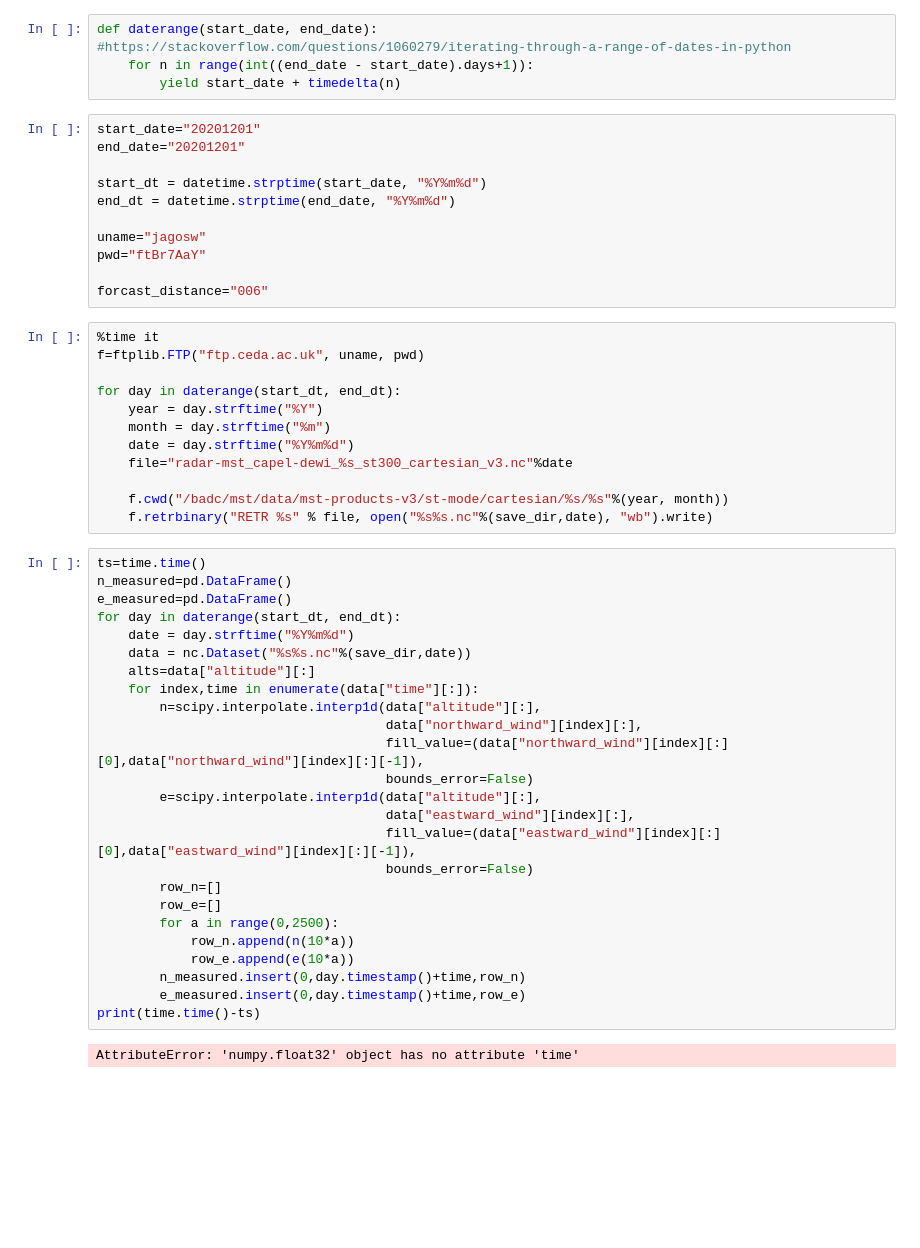
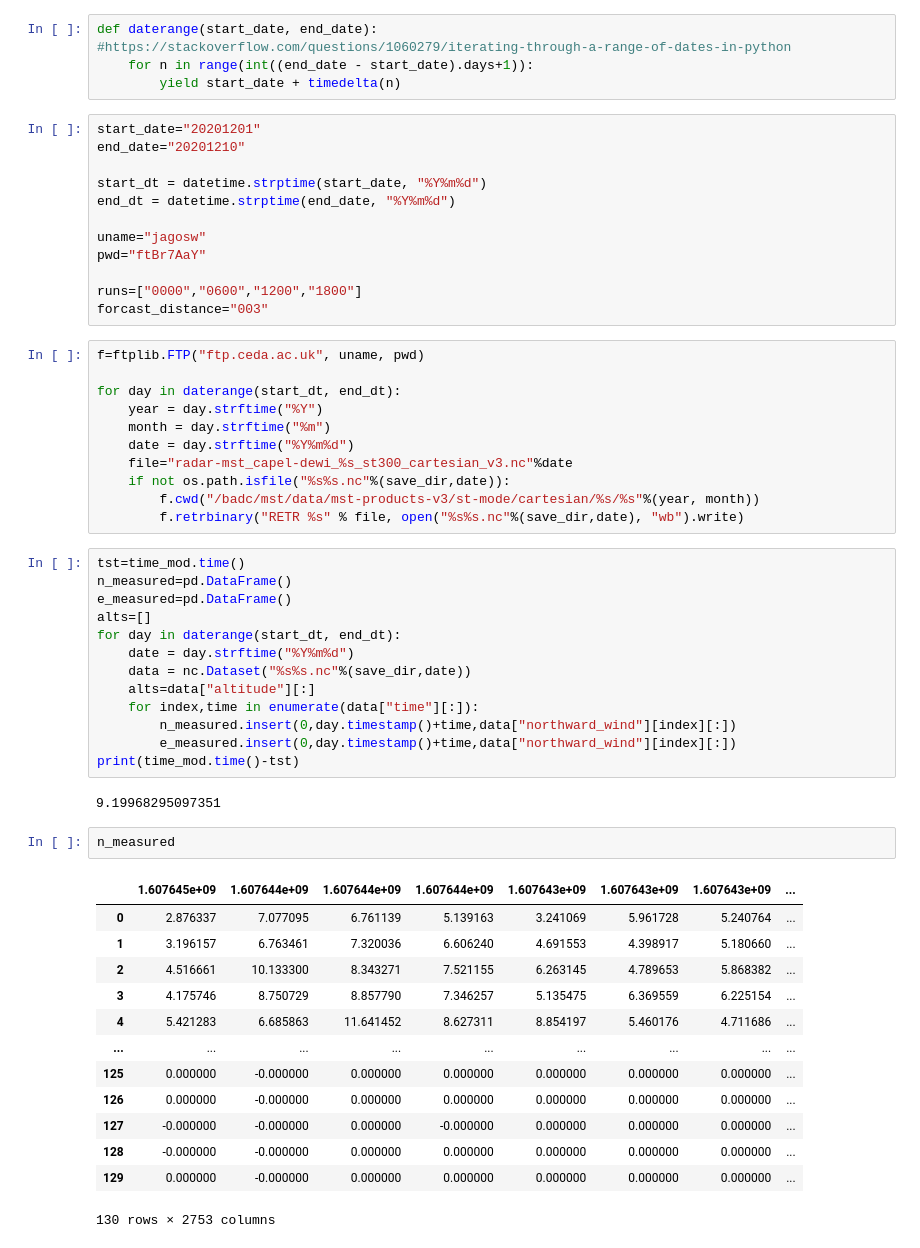
Before and after one commit to cuspaceflight/CamPyRoS, a Jupyter notebook: Difference profile.ipynb, the cells around one changed output. Drawn from its saved outputs; the diff is of its cells as text; blank space fills up the shorter version.

```diff
--- a/Difference profile.ipynb
+++ b/Difference profile.ipynb
@@ -28,7 +35,7 @@ def daterange(start_date, end_date):
         yield start_date + timedelta(n)
 # %%
 start_date="20201201"
-end_date="20201201"
+end_date="20201210"
 
 start_dt = datetime.strptime(start_date, "%Y%m%d")
 end_dt = datetime.strptime(end_date, "%Y%m%d")
@@ -36,9 +43,9 @@ end_dt = datetime.strptime(end_date, "%Y%m%d")
 uname="jagosw"
 pwd="ftBr7AaY"
 
-forcast_distance="006"
+runs=["0000","0600","1200","1800"]
+forcast_distance="003"
 # %%
-%time it
 f=ftplib.FTP("ftp.ceda.ac.uk", uname, pwd)
 
 for day in daterange(start_dt, end_dt):
@@ -46,33 +53,37 @@ for day in daterange(start_dt, end_dt):
     month = day.strftime("%m")
     date = day.strftime("%Y%m%d")
     file="radar-mst_capel-dewi_%s_st300_cartesian_v3.nc"%date
-
-    f.cwd("/badc/mst/data/mst-products-v3/st-mode/cartesian/%s/%s"%(year, month))
-    f.retrbinary("RETR %s" % file, open("%s%s.nc"%(save_dir,date), "wb").write)
+    if not os.path.isfile("%s%s.nc"%(save_dir,date)):
+        f.cwd("/badc/mst/data/mst-products-v3/st-mode/cartesian/%s/%s"%(year, month))
+        f.retrbinary("RETR %s" % file, open("%s%s.nc"%(save_dir,date), "wb").write)
 # %%
-ts=time.time()
+tst=time_mod.time()
 n_measured=pd.DataFrame()
 e_measured=pd.DataFrame()
+alts=[]
 for day in daterange(start_dt, end_dt):
     date = day.strftime("%Y%m%d")
     data = nc.Dataset("%s%s.nc"%(save_dir,date))
     alts=data["altitude"][:]
     for index,time in enumerate(data["time"][:]):
-        n=scipy.interpolate.interp1d(data["altitude"][:],
-                                     data["northward_wind"][index][:],
-                                     fill_value=(data["northward_wind"][index][:][0],data["northward_wind"][index][:][-1]),
-                                     bounds_error=False)
-        e=scipy.interpolate.interp1d(data["altitude"][:],
-                                     data["eastward_wind"][index][:],
-                                     fill_value=(data["eastward_wind"][index][:][0],data["eastward_wind"][index][:][-1]),
-                                     bounds_error=False)
-        row_n=[]
-        row_e=[]
-        for a in range(0,2500):
-            row_n.append(n(10*a))
-            row_e.append(e(10*a))
-        n_measured.insert(0,day.timestamp()+time,row_n)
-        e_measured.insert(0,day.timestamp()+time,row_e)
-print(time.time()-ts)
+        n_measured.insert(0,day.timestamp()+time,data["northward_wind"][index][:])
+        e_measured.insert(0,day.timestamp()+time,data["northward_wind"][index][:])
+print(time_mod.time()-tst)
 # %% [output]
-AttributeError: 'numpy.float32' object has no attribute 'time'
+9.19968295097351
+# %%
+n_measured
+# %% [output]
+|  | 1.607645e+09 | 1.607644e+09 | 1.607644e+09 | 1.607644e+09 | 1.607643e+09 | 1.607643e+09 | 1.607643e+09 | ... |
+| 0 | 2.876337 | 7.077095 | 6.761139 | 5.139163 | 3.241069 | 5.961728 | 5.240764 | ... |
+| 1 | 3.196157 | 6.763461 | 7.320036 | 6.606240 | 4.691553 | 4.398917 | 5.180660 | ... |
+| 2 | 4.516661 | 10.133300 | 8.343271 | 7.521155 | 6.263145 | 4.789653 | 5.868382 | ... |
+| 3 | 4.175746 | 8.750729 | 8.857790 | 7.346257 | 5.135475 | 6.369559 | 6.225154 | ... |
+| 4 | 5.421283 | 6.685863 | 11.641452 | 8.627311 | 8.854197 | 5.460176 | 4.711686 | ... |
+| ... | ... | ... | ... | ... | ... | ... | ... | ... |
+| 125 | 0.000000 | -0.000000 | 0.000000 | 0.000000 | 0.000000 | 0.000000 | 0.000000 | ... |
+| 126 | 0.000000 | -0.000000 | 0.000000 | 0.000000 | 0.000000 | 0.000000 | 0.000000 | ... |
+| 127 | -0.000000 | -0.000000 | 0.000000 | -0.000000 | 0.000000 | 0.000000 | 0.000000 | ... |
+| 128 | -0.000000 | -0.000000 | 0.000000 | 0.000000 | 0.000000 | 0.000000 | 0.000000 | ... |
+| 129 | 0.000000 | -0.000000 | 0.000000 | 0.000000 | 0.000000 | 0.000000 | 0.000000 | ... |
+130 rows × 2753 columns
```
Also changed, not shown: parts of 21 cells of this notebook, 9 other files.
